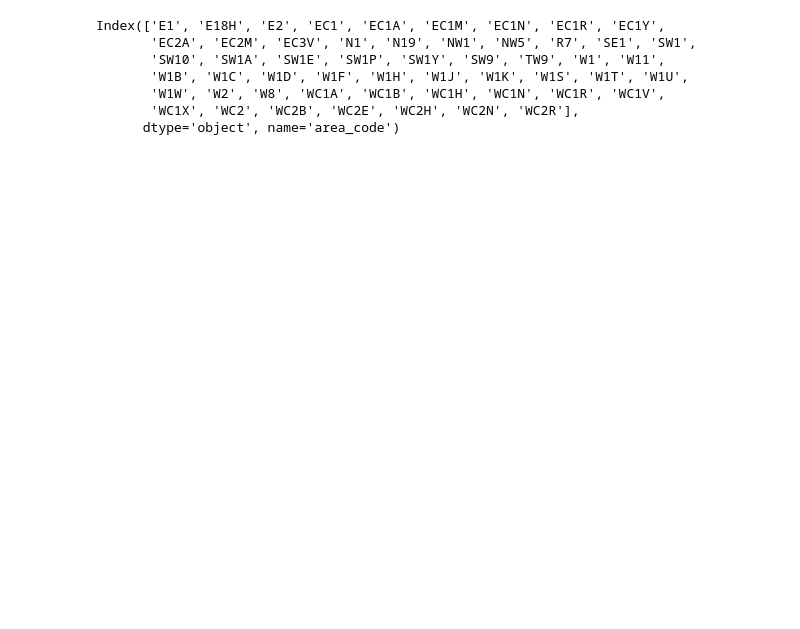
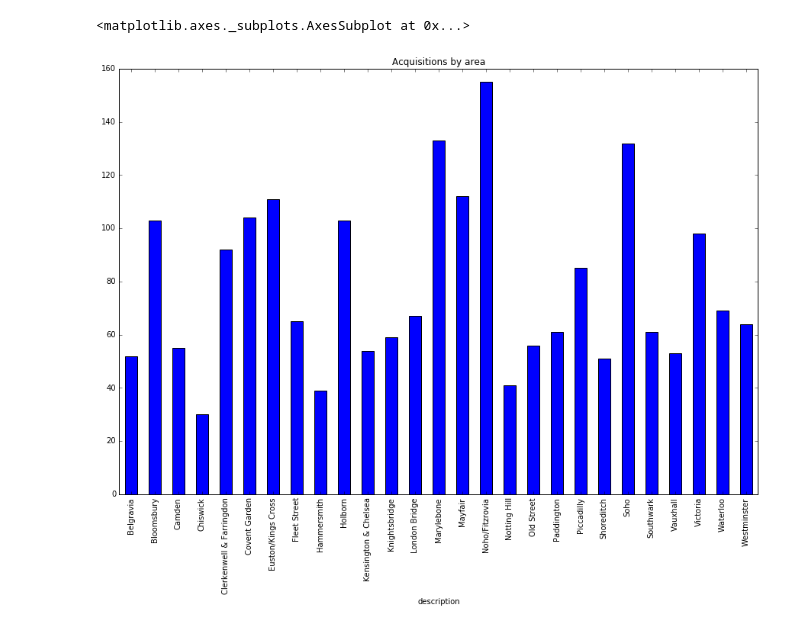
Before and after one commit to PrimePotato/CPD, a Jupyter notebook: ExampleRun.ipynb, the cells around one changed output. Cells and saved outputs as stored; diff of their text form; code cells hidden in the pictures; blank space fills up the shorter version.

```diff
--- a/ExampleRun.ipynb
+++ b/ExampleRun.ipynb
@@ -96,10 +18,8 @@ tls.set_credentials_file(username='RobertJohnCooper', api_key='cwL23epHXJNZdV19S
-# %%
-d.index
-# %% [output]
-Index(['E1', 'E18H', 'E2', 'EC1', 'EC1A', 'EC1M', 'EC1N', 'EC1R', 'EC1Y',
-       'EC2A', 'EC2M', 'EC3V', 'N1', 'N19', 'NW1', 'NW5', 'R7', 'SE1', 'SW1',
-       'SW10', 'SW1A', 'SW1E', 'SW1P', 'SW1Y', 'SW9', 'TW9', 'W1', 'W11',
-       'W1B', 'W1C', 'W1D', 'W1F', 'W1H', 'W1J', 'W1K', 'W1S', 'W1T', 'W1U',
-       'W1W', 'W2', 'W8', 'WC1A', 'WC1B', 'WC1H', 'WC1N', 'WC1R', 'WC1V',
-       'WC1X', 'WC2', 'WC2B', 'WC2E', 'WC2H', 'WC2N', 'WC2R'],
-      dtype='object', name='area_code')
+# %%
+aa = main.all_acquisition_areas()
+# %%
+ga = aa.groupby('description')
+ga['id'].count().plot(kind='bar', figsize=(15,10), title='Acquisitions by area')
+# %% [output]
+<matplotlib.axes._subplots.AxesSubplot at 0x...>
+[figure, added]
```
Also changed, not shown: parts of 10 cells of this notebook, 9 other files.
